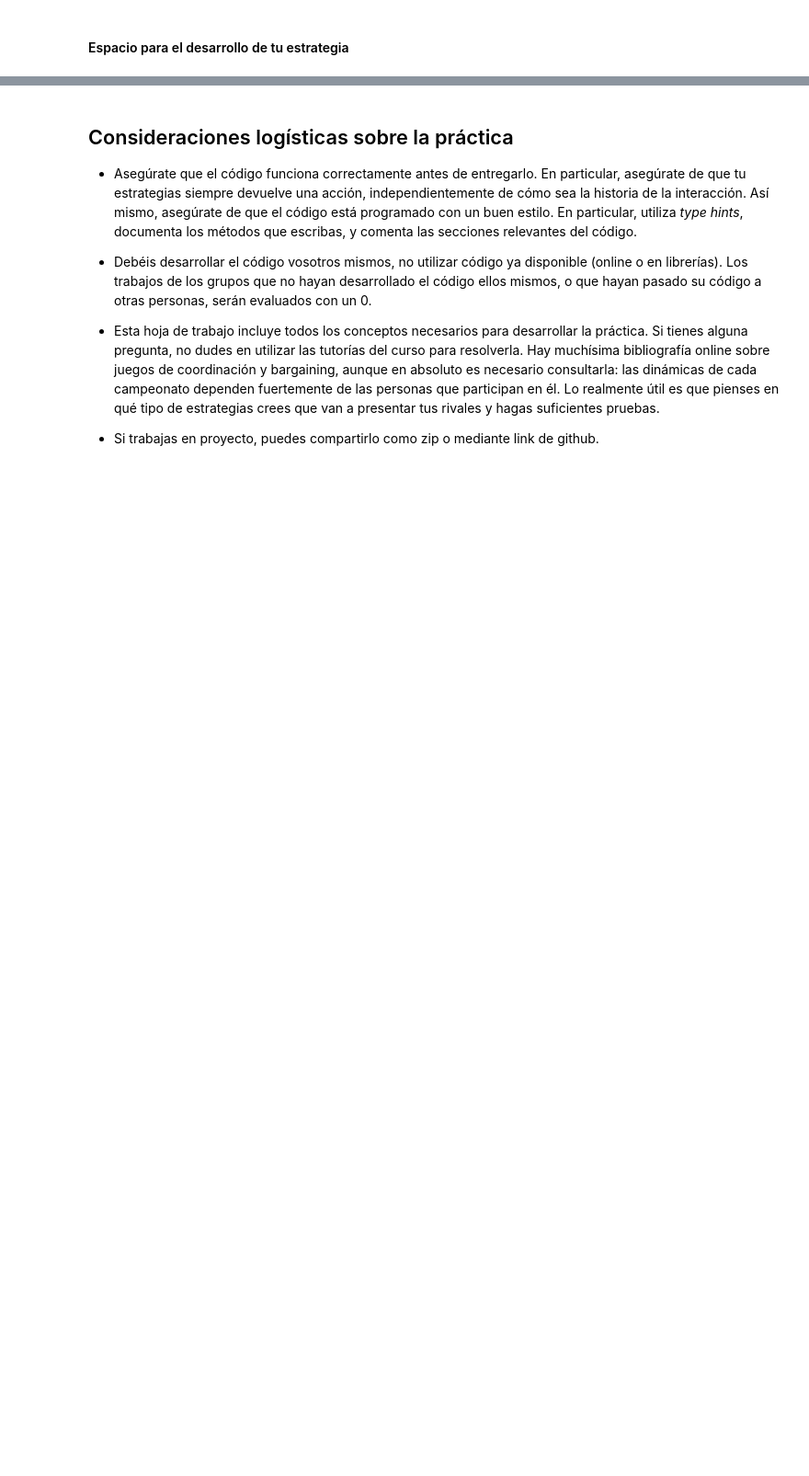
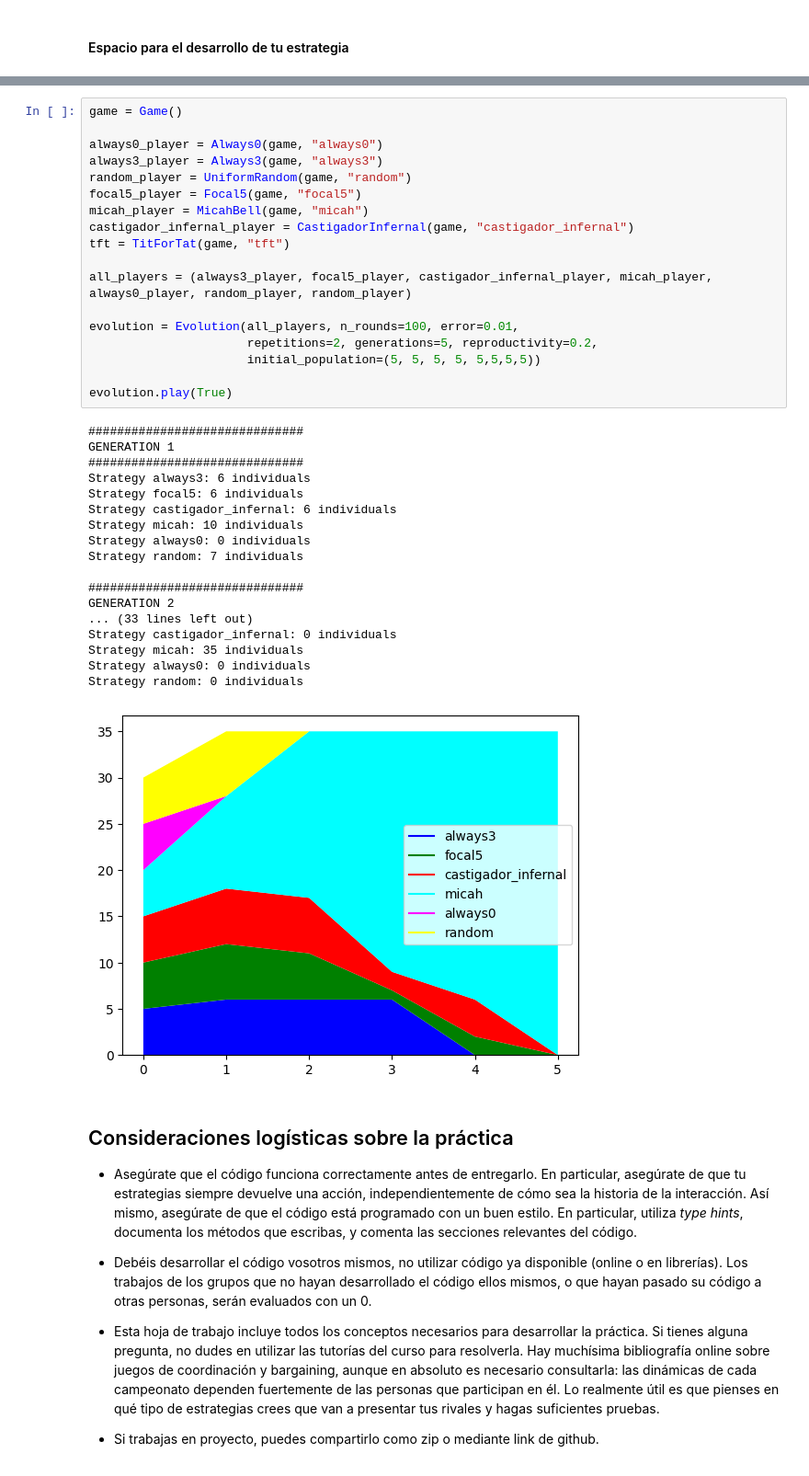
Before and after one commit to kzzazzk/jcma-opt, a Jupyter notebook: practica1.ipynb, the cells around one changed output, grey strips where cells are left out. Shown at 92% size. Drawn from its saved outputs; the diff is of its cells as text; blank space fills up the shorter version.

Commit message:
Implemented strategy and added explanation cells

```diff
--- a/practica1.ipynb
+++ b/practica1.ipynb
@@ -972,3 +1101,40 @@ class NombreDeTuEstrategia(Player):
+# %%
+game = Game()
+
+always0_player = Always0(game, "always0")
+always3_player = Always3(game, "always3")
+random_player = UniformRandom(game, "random")
+focal5_player = Focal5(game, "focal5")
+micah_player = MicahBell(game, "micah")
+castigador_infernal_player = CastigadorInfernal(game, "castigador_infernal")
+tft = TitForTat(game, "tft")
+
+all_players = (always3_player, focal5_player, castigador_infernal_player, micah_player, always0_player, random_player, random_player)
+
+evolution = Evolution(all_players, n_rounds=100, error=0.01,
+                      repetitions=2, generations=5, reproductivity=0.2,
+                      initial_population=(5, 5, 5, 5, 5,5,5,5))
+
+evolution.play(True)
+# %% [output]
+##############################
+GENERATION 1
+##############################
+Strategy always3: 6 individuals
+Strategy focal5: 6 individuals
+Strategy castigador_infernal: 6 individuals
+Strategy micah: 10 individuals
+Strategy always0: 0 individuals
+Strategy random: 7 individuals
+
+##############################
+GENERATION 2
+... (33 lines left out)
+Strategy castigador_infernal: 0 individuals
+Strategy micah: 35 individuals
+Strategy always0: 0 individuals
+Strategy random: 0 individuals
+[figure, added]
 # %% [markdown]
 ## Consideraciones logísticas sobre la práctica
 - Asegúrate que el código funciona correctamente antes de entregarlo. En particular, asegúrate de que tu estrategias siempre devuelve una acción, independientemente de cómo sea la historia de la interacción. Así mismo, asegúrate de que el código está programado con un buen estilo.
```
Also changed, not shown: parts of 8 cells of this notebook.
